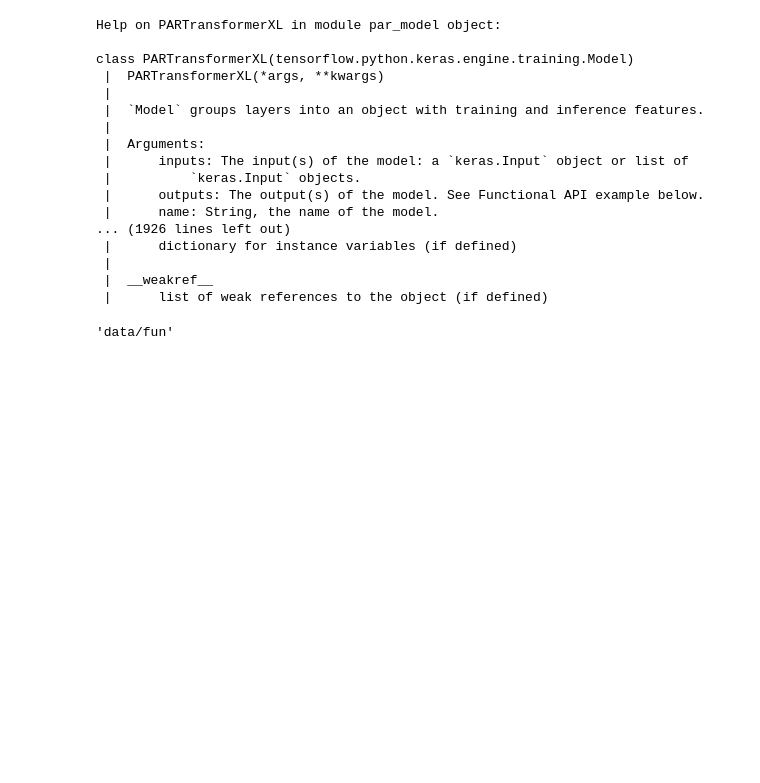
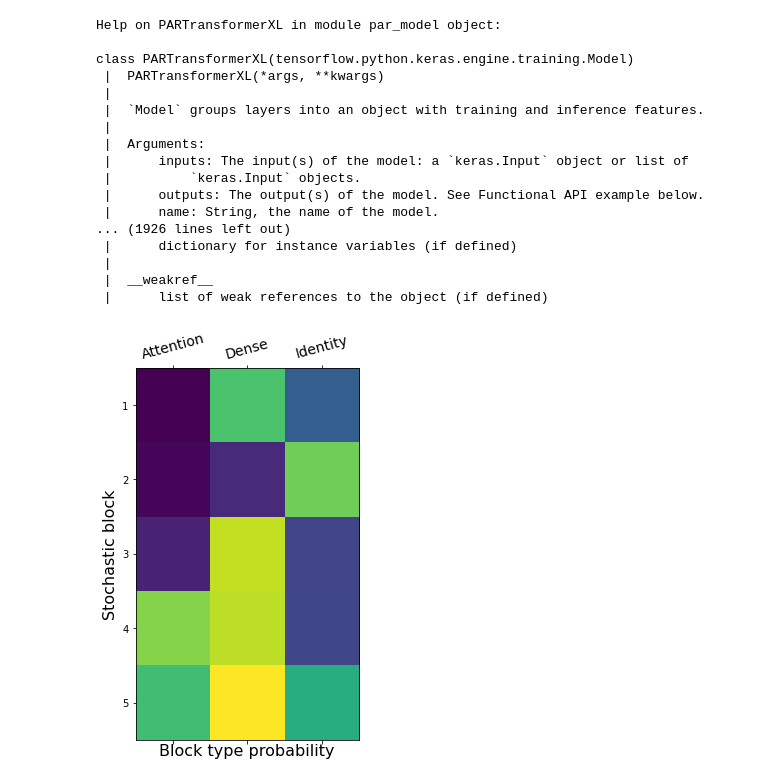
Before and after one commit to Jmkernes/PAR-Transformer-XL, a Jupyter notebook: colab_trainer.ipynb, the cells around one changed output. Saved outputs shown, nothing was run; the diff lists cells and outputs as text; code cells hidden in the pictures; blank space fills up the shorter version.

```diff
--- a/colab_trainer.ipynb
+++ b/colab_trainer.ipynb
@@ -379,7 +757,3 @@ class PARTransformerXL(tensorflow.python.keras.engine.training.Model)
  |
  |  __weakref__
  |      list of weak references to the object (if defined)
-# %%
-os.path.join('data', 'fun')
-# %% [output]
-'data/fun'
@@ -386,3 +777,13 @@ os.path.join('data', 'fun')
+# %%
+weights = np.random.rand(5,3)
+plt.matshow(weights, cmap='viridis')
+plt.xticks(range(3), ['Attention', 'Dense', 'Identity'], rotation=15, size=14)
+plt.yticks(range(5), range(1, 5+1))
+plt.xlabel(f'Block type probability', size=16)
+plt.ylabel(f'Stochastic block', size=16)
+plt.show()
+# %% [output]
+[figure, added]
 # %%
 start = time.time()
 for i in range(100):
```
Also changed, not shown: parts of 22 cells of this notebook, 7 other files.
